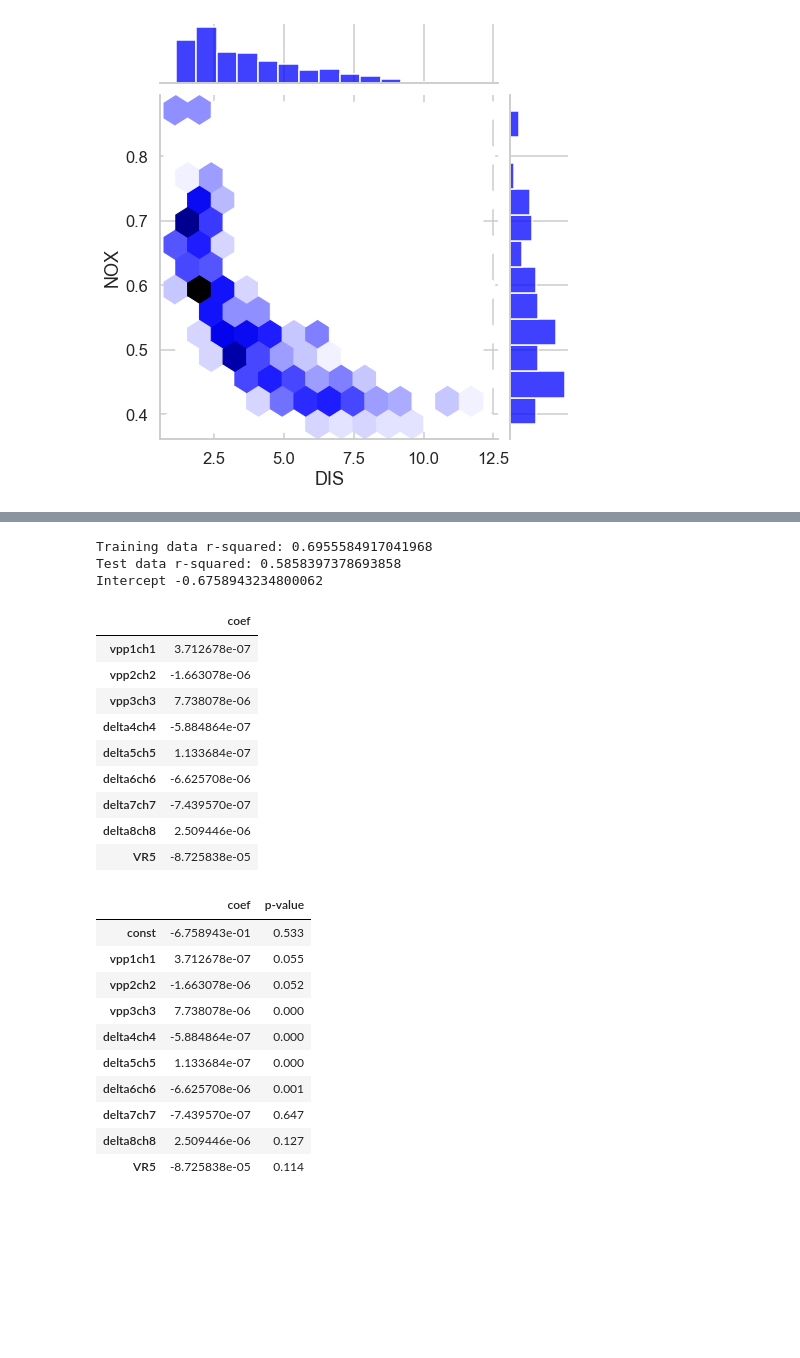
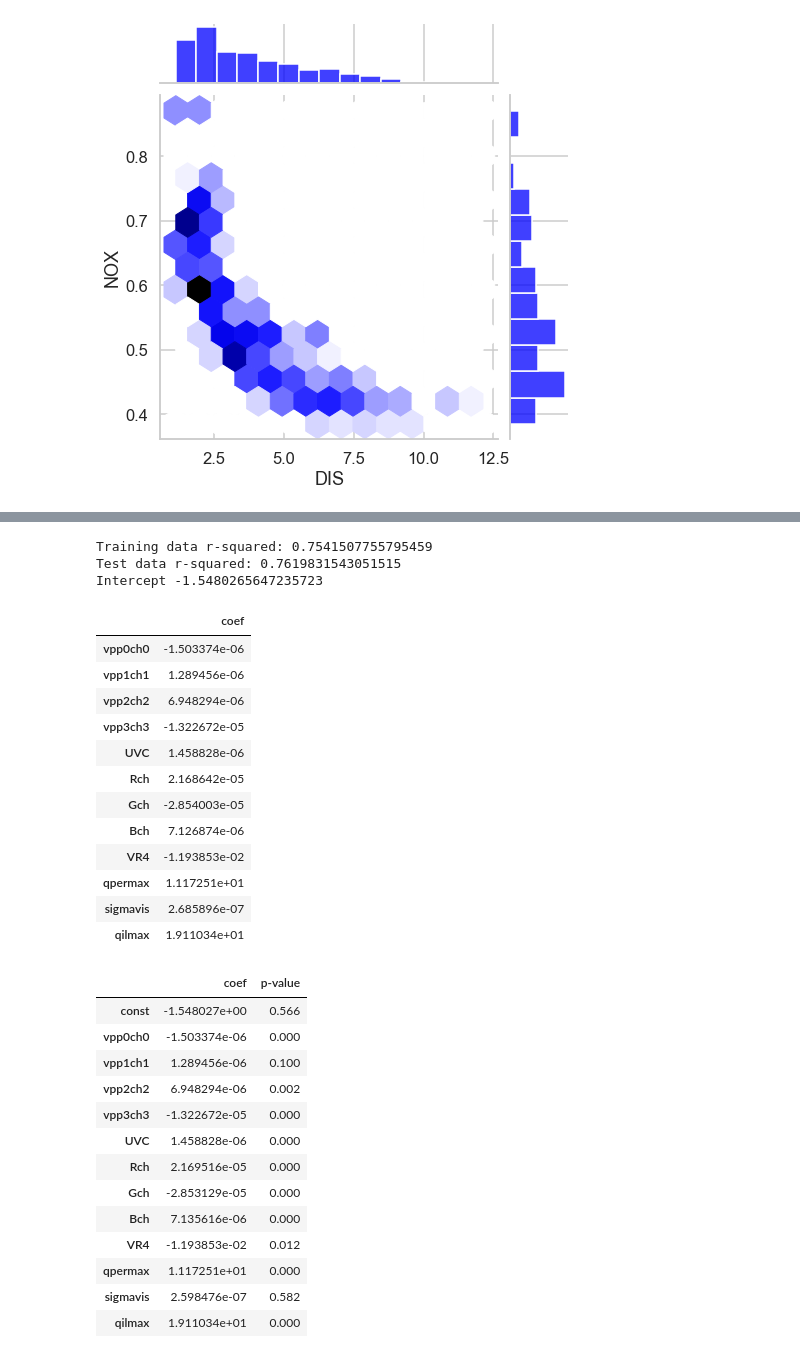
Before and after one commit to ahmadasmandar/linearreg, a Jupyter notebook: boston.ipynb, the cells around one changed output, grey strips where cells are left out. Cells and saved outputs as stored; diff of their text form; code cells hidden in the pictures; blank space fills up the shorter version.

```diff
--- a/boston.ipynb
+++ b/boston.ipynb
@@ -262,4 +262,20 @@ plt.show()
 # %% [output]
 [figure]
 # %%
-dataset=pd.read_excel("fulldata.xlsx")
+dataset=pd.read_excel("AllDf.xlsx")
+# %%
+import re
+drop_clos=re.compile(r"(min|Unnamed|QilMax|UV(B)|max(0)|delta(0)|VR(1|5|5B))")
+drop_list=[]
+for cols in dataset:
+    if drop_clos.match(cols):
+        drop_list.append(cols)
+# print(drop_list)
+AllDfCsv=dataset.drop(drop_list, axis=1)
+
+for x in AllDfCsv.columns:
+    if "Unnamed" in x:
+        AllDfCsv=AllDfCsv.drop(columns=x)
+print(AllDfCsv.columns)
+
+AllDfCsv.to_excel("test_calc.xlsx")
@@ -267,7 +287,7 @@ dataset=pd.read_excel("fulldata.xlsx")
 from sklearn.preprocessing import MinMaxScaler
 scaler = MinMaxScaler()
 # %%
-target=dataset['target']/3
+target=dataset['target']
 # dataset['target'].isnull().values.any()
 # target=scaler.fit_transform(target)
 sns.histplot(target,)
@@ -278,6 +298,7 @@ plt.show()
 # %%
 import re
-drop_clos=re.compile(r"(min|Unnamed|name|target|max(0)|vpp(0)|delta(0)|VR(1|4))")
+drop_clos=re.compile(r"(min|Unnamed|name|QilMax|target|UV(B)|max(0)|delta(0)|VR(1|5|5B))")
+# drop_clos=re.compile(r"(min|Unnamed|name|QilMax|target|UV(B|C)|max(0)|delta(0)|VR(1|4|5|5B))")
 # %%
 drop_list=[]
 for cols in dataset:
@@ -322,19 +337,22 @@ coeff_names=X_train.columns
 lst_coeff=np.array(regr.coef_)
 pd.DataFrame(data=regr.coef_, index=X_train.columns, columns=['coef'])
 # %% [output]
-Training data r-squared: 0.6955584917041968
-Test data r-squared: 0.5858397378693858
-Intercept -0.6758943234800062
+Training data r-squared: 0.7541507755795459
+Test data r-squared: 0.7619831543051515
+Intercept -1.5480265647235723
 |  | coef |
-| vpp1ch1 | 3.712678e-07 |
-| vpp2ch2 | -1.663078e-06 |
-| vpp3ch3 | 7.738078e-06 |
-| delta4ch4 | -5.884864e-07 |
-| delta5ch5 | 1.133684e-07 |
-| delta6ch6 | -6.625708e-06 |
-| delta7ch7 | -7.439570e-07 |
-| delta8ch8 | 2.509446e-06 |
-| VR5 | -8.725838e-05 |
+| vpp0ch0 | -1.503374e-06 |
+| vpp1ch1 | 1.289456e-06 |
+| vpp2ch2 | 6.948294e-06 |
+| vpp3ch3 | -1.322672e-05 |
+| UVC | 1.458828e-06 |
+| Rch | 2.168642e-05 |
+| Gch | -2.854003e-05 |
+| Bch | 7.126874e-06 |
+| VR4 | -1.193853e-02 |
+| qpermax | 1.117251e+01 |
+| sigmavis | 2.685896e-07 |
+| qilmax | 1.911034e+01 |
 # %%
 with open("coeff.txt", "w",encoding="'utf8'") as f:
     for x in lst_coeff:
@@ -346,22 +364,29 @@ with open("coeff.txt", "w",encoding="'utf8'") as f:
 # %%
 X_incl_const = sm.add_constant(X_train)
 
 model = sm.OLS(y_train, X_incl_const)
 results = model.fit()
 
 #results.params
 #results.pvalues
 
-pd.DataFrame({'coef': results.params, 'p-value': round(results.pvalues, 3)})
+coeff=pd.DataFrame({'coef': results.params, 'p-value': round(results.pvalues, 3)})
+with open("coeff.txt", "w",encoding="'utf8'") as f:
+    for x in results.params:
+        print(x,',', file=f)
+coeff
 # %% [output]
 |  | coef | p-value |
-| const | -6.758943e-01 | 0.533 |
-| vpp1ch1 | 3.712678e-07 | 0.055 |
-| vpp2ch2 | -1.663078e-06 | 0.052 |
-| vpp3ch3 | 7.738078e-06 | 0.000 |
-| delta4ch4 | -5.884864e-07 | 0.000 |
-| delta5ch5 | 1.133684e-07 | 0.000 |
-| delta6ch6 | -6.625708e-06 | 0.001 |
-| delta7ch7 | -7.439570e-07 | 0.647 |
-| delta8ch8 | 2.509446e-06 | 0.127 |
-| VR5 | -8.725838e-05 | 0.114 |
+| const | -1.548027e+00 | 0.566 |
+| vpp0ch0 | -1.503374e-06 | 0.000 |
+| vpp1ch1 | 1.289456e-06 | 0.100 |
+| vpp2ch2 | 6.948294e-06 | 0.002 |
+| vpp3ch3 | -1.322672e-05 | 0.000 |
+| UVC | 1.458828e-06 | 0.000 |
+| Rch | 2.169516e-05 | 0.000 |
+| Gch | -2.853129e-05 | 0.000 |
+| Bch | 7.135616e-06 | 0.000 |
+| VR4 | -1.193853e-02 | 0.012 |
+| qpermax | 1.117251e+01 | 0.000 |
+| sigmavis | 2.598476e-07 | 0.582 |
+| qilmax | 1.911034e+01 | 0.000 |
```
Also changed, not shown: parts of 13 cells of this notebook, 7 other files.
